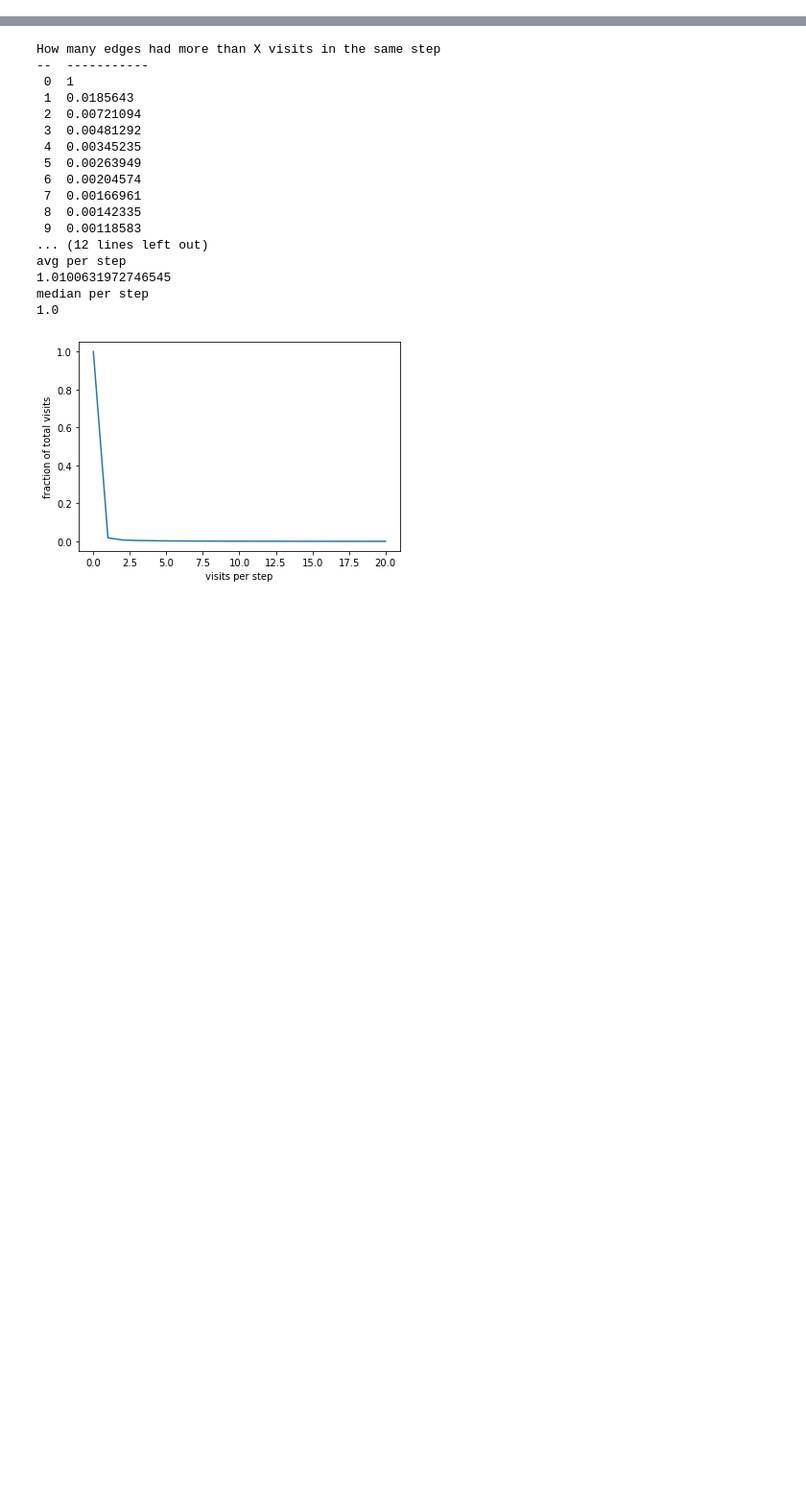
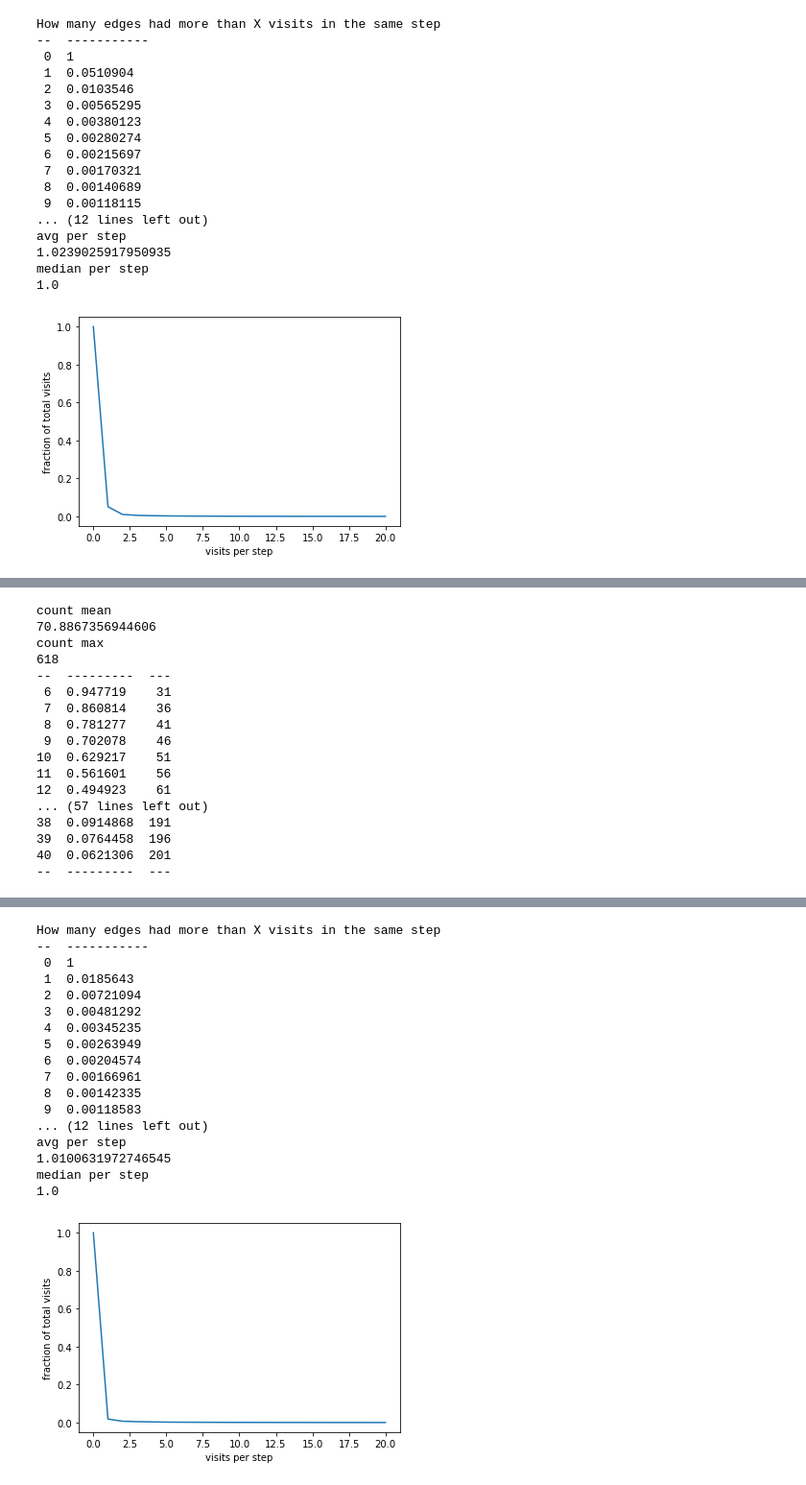
Before and after one commit to WiktorJ/node2vec, a Jupyter notebook: notebooks/data_analysis.ipynb, the cells around one changed output, grey strips where cells are left out. Shown at 96% size. Drawn from its saved outputs; the diff is of its cells as text; code cells hidden in the pictures; blank space fills up the shorter version.

```diff
--- a/notebooks/data_analysis.ipynb
+++ b/notebooks/data_analysis.ipynb
@@ -60,7 +60,7 @@ def stats_analysis(dft,name="default"):
     plt.bar(range(1,11), np.array(ratios))
     plt.xlabel("traversals per step")
     plt.ylabel("fraction of total traversals")
-    plt.title(f"visits per step rp={name}")
+    plt.title(f"visits per step concurrent walks={name}")
     nodot = name.replace('.', '')
     plt.savefig(f"f_traversal_{nodot}.pdf")
 
@@ -237,3 +237,29 @@ df_edge_32_100_2_02s = extract_stats(df_edge_32_100_2_02)
 df_edge_32_100_2_04s = extract_stats(df_edge_32_100_2_04)
 df_edge_32_100_2_06s = extract_stats(df_edge_32_100_2_06)
 df_edge_32_100_2_08s = extract_stats(df_edge_32_100_2_08)
+# %%
+df_edge_32_100_16_0s = extract_stats(df_edge_32_100_16_0)
+df_edge_32_100_16_08s = extract_stats(df_edge_32_100_16_08)
+df_edge_32_100_4096_0s = extract_stats(df_edge_32_100_4096_0)
+df_edge_32_100_4096_08s = extract_stats(df_edge_32_100_4096_08)
+# %%
+stats_analysis(df_edge_32_100_16_0s, "64")
+# %% [output]
+How many edges had more than X visits in the same step
+--  -----------
+ 0  1
+ 1  0.0510904
+ 2  0.0103546
+ 3  0.00565295
+ 4  0.00380123
+ 5  0.00280274
+ 6  0.00215697
+ 7  0.00170321
+ 8  0.00140689
+ 9  0.00118115
+... (12 lines left out)
+avg per step
+1.0239025917950935
+median per step
+1.0
+[figure, added]
@@ -239,0 +273,17 @@ df_edge_32_100_2_08s = extract_stats(df_edge_32_100_2_08)
+count mean
+70.8867356944606
+count max
+618
+--  ---------  ---
+ 6  0.947719    31
+ 7  0.860814    36
+ 8  0.781277    41
+ 9  0.702078    46
+10  0.629217    51
+11  0.561601    56
+12  0.494923    61
+... (57 lines left out)
+38  0.0914868  191
+39  0.0764458  196
+40  0.0621306  201
+--  ---------  ---
```
Also changed, not shown: parts of 11 cells of this notebook, 13 other files.
